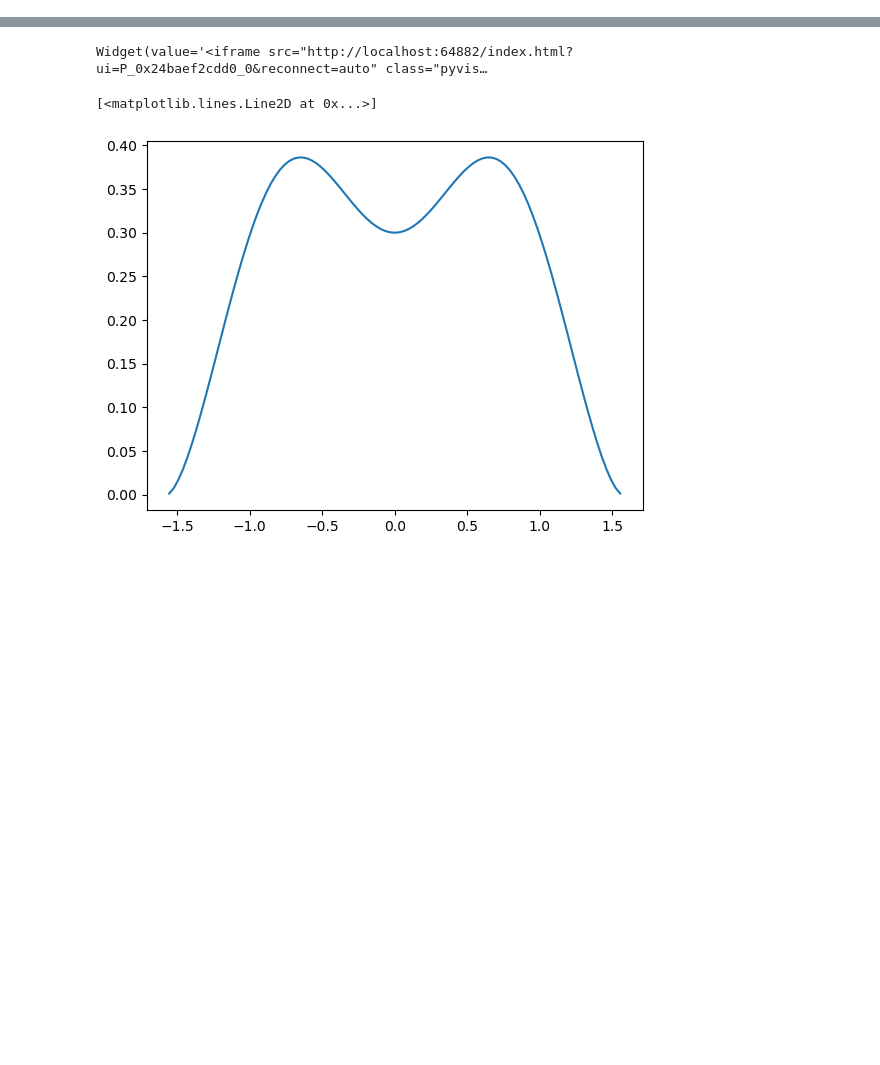
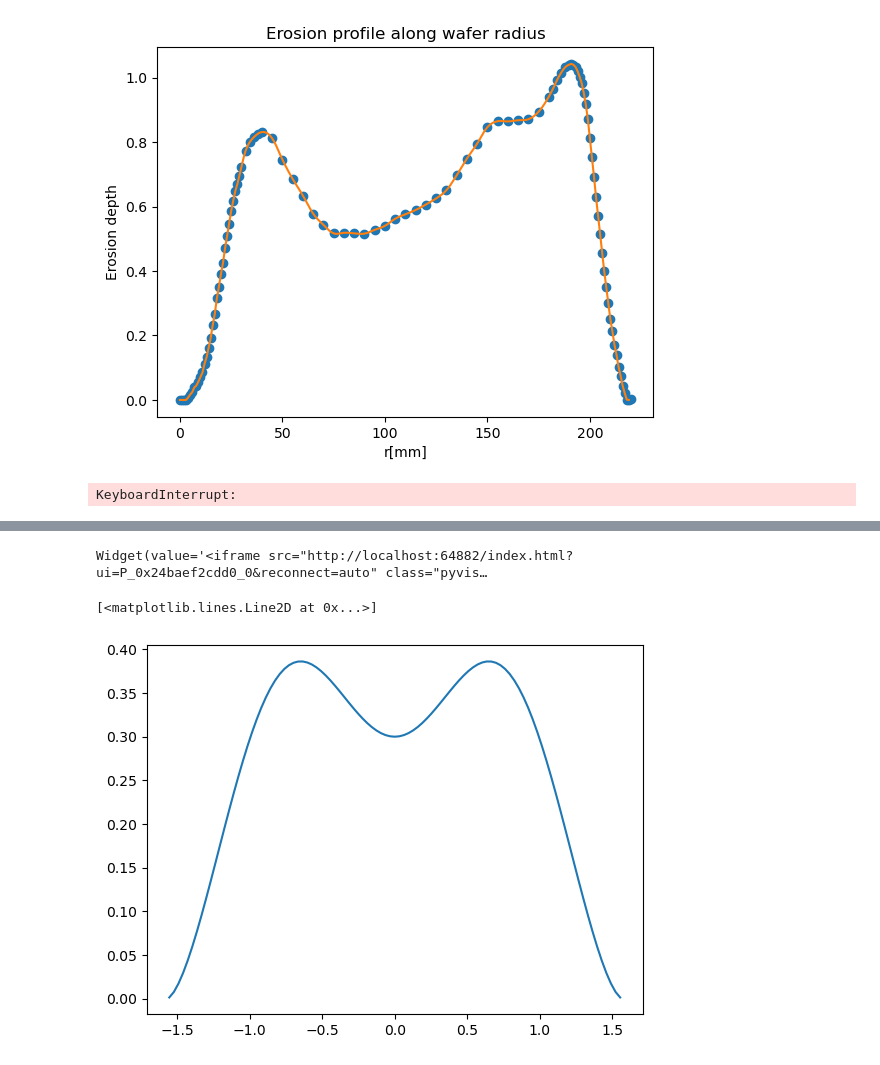
Before and after one commit to ararakitsubasa/etching, a Jupyter notebook: transport_Al_in_Ar.ipynb, the cells around one changed output, grey strips where cells are left out. Saved outputs shown, nothing was run; the diff lists cells and outputs as text; code cells hidden in the pictures; blank space fills up the shorter version.

```diff
--- a/transport_Al_in_Ar.ipynb
+++ b/transport_Al_in_Ar.ipynb
@@ -8,6 +8,76 @@ import pyvista as pv
 import pandas as pd
 from scipy import interpolate
 import CollisionModule
+# %%
+erosion = pd.read_excel('./erosionData.xlsx')
+
+r = erosion['r'].to_numpy()
+measure = erosion['measure'].to_numpy()
+minus_m = measure < 0
+measure[minus_m] = 0
+
+erosion_func = interpolate.interp1d(r, measure, kind='quadratic')
+
+xnew = np.arange(0, 220, 1)
+ynew = erosion_func(xnew)   # use interpolation function returned by `interp1d`
+plt.plot(r, measure, 'o', xnew, ynew, '-')
+plt.title('Erosion profile along wafer radius')
+plt.xlabel('r[mm]')
+plt.ylabel('Erosion depth')
+plt.show()
+# %% [output]
+[figure, added]
+# %%
+erosion_bins = 200
+erosion_r = np.arange(0, 220, 220/erosion_bins)
+erosion_r = erosion_r + 220/erosion_bins/2
+# print(erosion_r)
+
+erosion_event = erosion_func(erosion_r)
+erosion_event_minus = erosion_event < 0
+erosion_event[erosion_event_minus] = 0
+for i in range(erosion_event.shape[0]):
+    erosion_event[i] *= (220/erosion_bins)**2 + 2*i*(220/erosion_bins)**2
+erosion_event *= 2e8
+
+gen_dist_x = np.array([])
+gen_dist_y = np.array([])
+
+# r = np.linspace(0, 220, 22)
+bins = 200
+r = 220/bins
+
+for i in range(bins):
+    # print(i)
+    # print(erosion_event[0][i])
+    theta = np.random.rand(int(erosion_event[i]))*2*np.pi
+    # print(theta.shape)
+    # print(np.multiply((np.random.rand(int(erosion_event[0][i]))*0.01 + i*0.01), np.cos(theta)).shape)
+    gen_dist_x = np.concatenate((gen_dist_x, np.multiply((np.random.rand(int(erosion_event[i]))*r + i*r), np.cos(theta))))
+    # print(np.array(gen_dist_x).shape)
+    gen_dist_y = np.concatenate((gen_dist_y, np.multiply((np.random.rand(int(erosion_event[i]))*r + i*r), np.sin(theta))))
+
+print(gen_dist_x.shape)
+
+xbins = np.linspace(-220,220,200)
+ybins = np.linspace(-220,220,200)
+# ybins = np.linspace(1.815, 2.415, 200)
+x_bins = np.histogram(gen_dist_x, bins=xbins)
+y_bins = np.histogram(gen_dist_y, bins=ybins)
+
+H, xedges, yedges = np.histogram2d(gen_dist_x, gen_dist_y, bins=(xbins, ybins))
+
+
+fig, ax = plt.subplots(figsize=(8,8))
+im = ax.imshow(H.T, interpolation='nearest', origin='lower',
+        extent=[xedges[0], xedges[-1], yedges[0], yedges[-1]])
+ax.set_title('Position of released Al particles on target ')
+ax.set_xlabel('x[m]')
+ax.set_ylabel('y[m]')
+fig.colorbar(im, ax=ax, label='Events')
+plt.show()
+# %% [output]
+KeyboardInterrupt:
 # %%
 erosion = pd.read_excel('./erosionData.xlsx')
 
```
Also changed, not shown: parts of 2 cells of this notebook.
